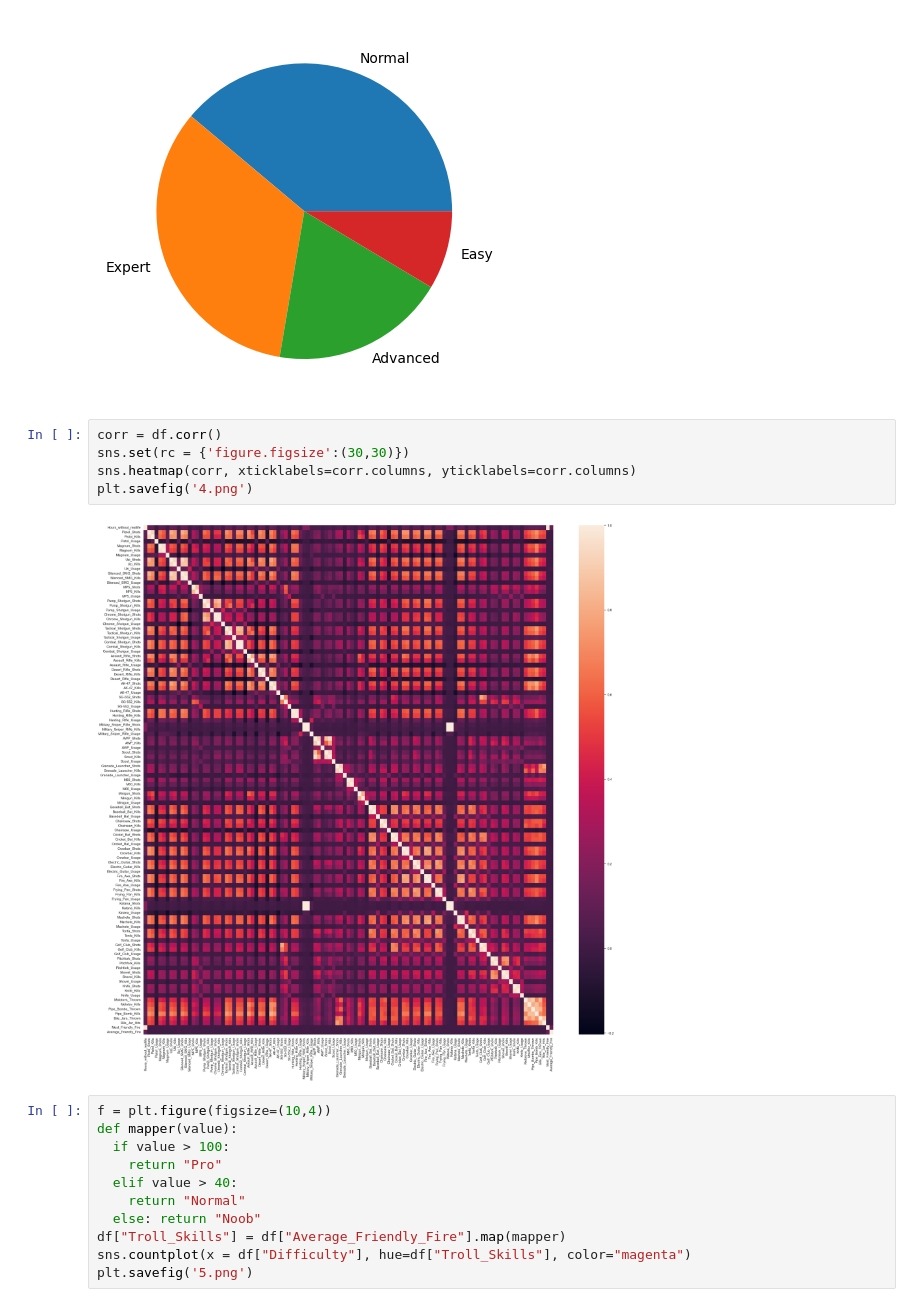
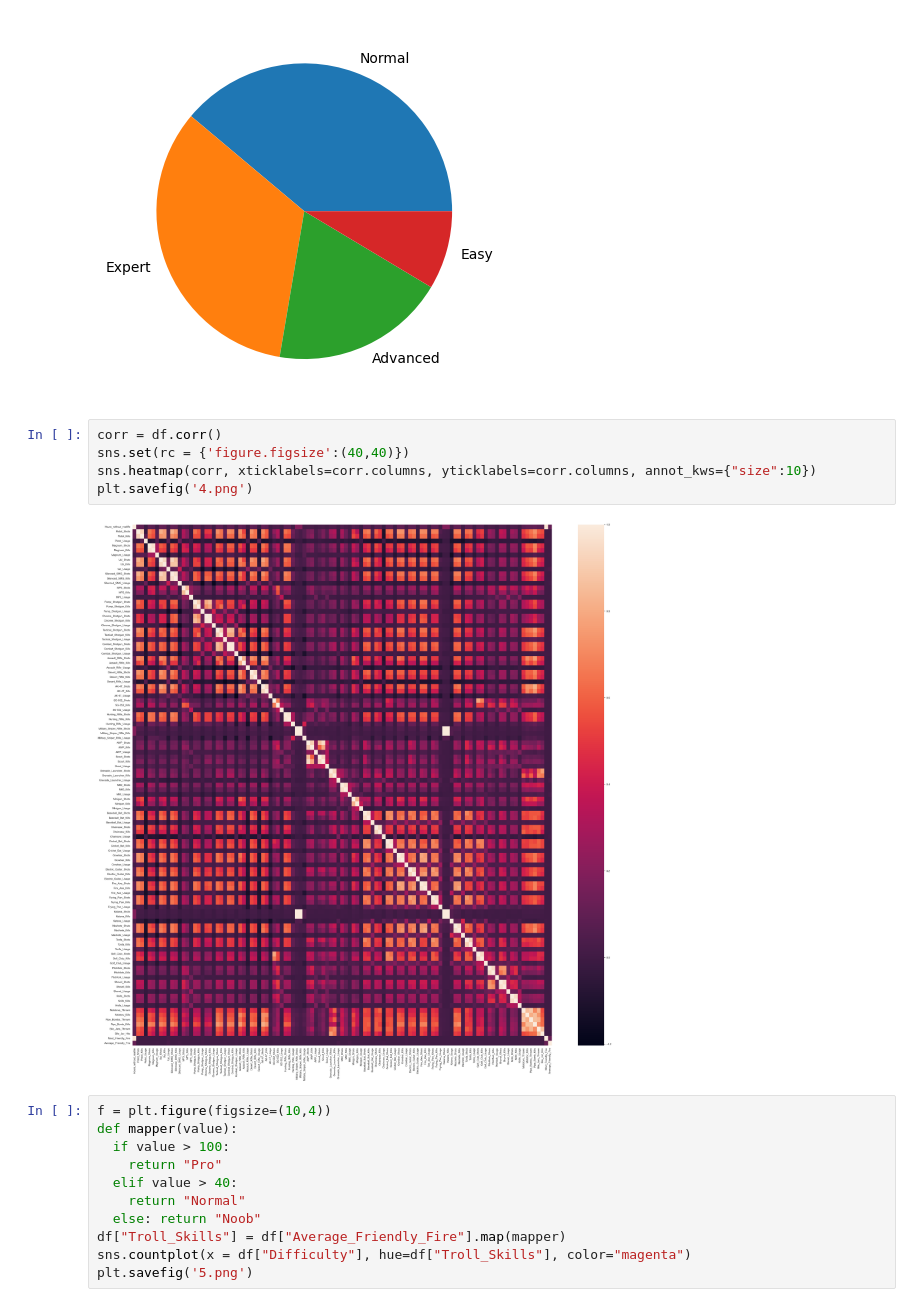
Before and after one commit to Cheburilla/Practicum-Python, a Jupyter notebook: Pr6_Safronov_MO_211.ipynb, the cells around one changed output. Drawn from its saved outputs; the diff is of its cells as text.

```diff
--- a/Pr6_Safronov_MO_211.ipynb
+++ b/Pr6_Safronov_MO_211.ipynb
@@ -121,11 +122,11 @@ plt.savefig('3.png')
 [figure]
 # %%
 corr = df.corr()
-sns.set(rc = {'figure.figsize':(30,30)})
-sns.heatmap(corr, xticklabels=corr.columns, yticklabels=corr.columns)
+sns.set(rc = {'figure.figsize':(40,40)})
+sns.heatmap(corr, xticklabels=corr.columns, yticklabels=corr.columns, annot_kws={"size":10})
 plt.savefig('4.png')
 # %% [output]
-[figure, old version]
+[figure, new version]
 # %%
 f = plt.figure(figsize=(10,4))
 def mapper(value):
```
Also changed, not shown: parts of 1 cell of this notebook, 2 other files.
